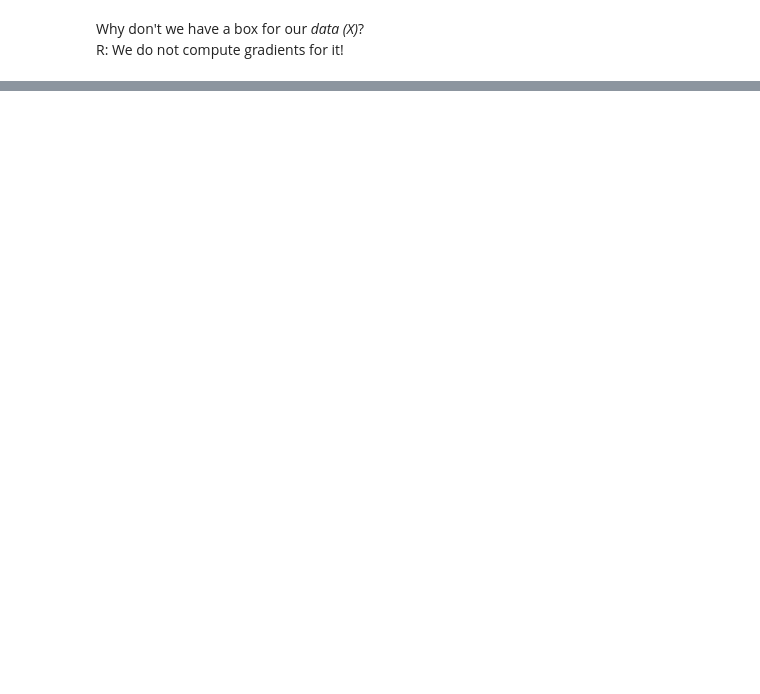
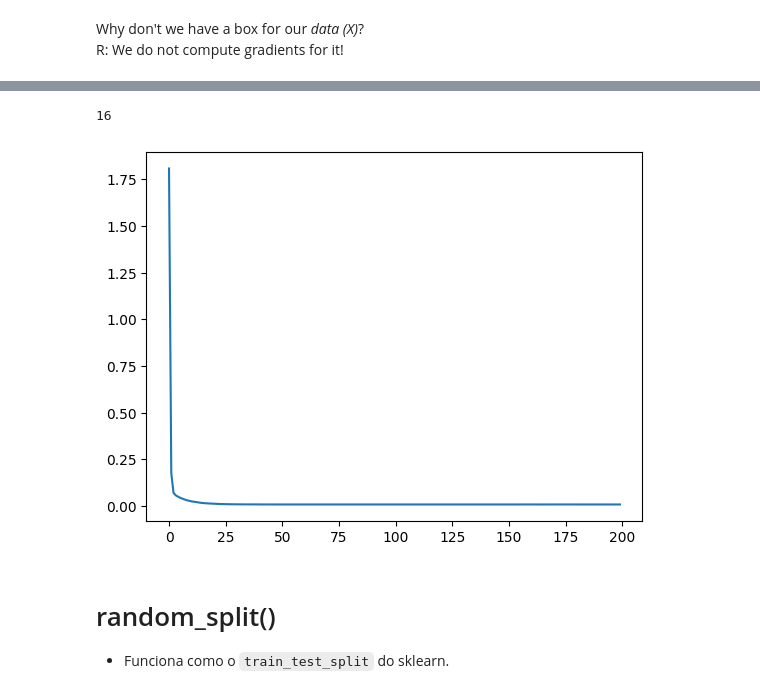
Before and after one commit to LuizHenriqueEgito/DeepLearningLab, a Jupyter notebook: DeepLearning-Step-by-Step/Vol1.ipynb, the cells around one changed output, grey strips where cells are left out. Cells and saved outputs as stored; diff of their text form; code cells hidden in the pictures; blank space fills up the shorter version.

```diff
--- a/DeepLearning-Step-by-Step/Vol1.ipynb
+++ b/DeepLearning-Step-by-Step/Vol1.ipynb
@@ -224,0 +539,5 @@ R: We do not compute gradients for it!
+# %%
+# neste exemplo ambos fazem a mesma coisa
+train_dataset_ = CustomDataset(X_train_tensor, y_train_tensor)
+
+train_dataset = TensorDataset(X_train_tensor, y_train_tensor)
@@ -224,0 +561,2 @@ R: We do not compute gradients for it!
+# %%
+train_loader = DataLoader(dataset=train_dataset, batch_size=16, shuffle=True)
@@ -224,0 +586,27 @@ R: We do not compute gradients for it!
+# %%
+len(list(train_loader)[0][0])
+# %% [output]
+16
+# %%
+def mini_batch_fn(device, data_loader, step_fn):
+    mini_batch_losses = []
+    for X_batch, y_batch in data_loader:
+        X_batch, y_batch = X_batch.to(device), y_batch.to(device)
+        mini_batch_loss = step_fn(X_batch, y_batch)
+        mini_batch_losses.append(mini_batch_loss)
+    loss = np.mean(mini_batch_losses)
+    return loss
+# %%
+EPOCHS = 200
+losses = []
+
+for epoch in range(EPOCHS):
+    loss = mini_batch_fn(device, train_loader, train_step_fn)
+    losses.append(loss)
+# %%
+plt.plot(losses);
+# %% [output]
+[figure, added]
+# %% [markdown]
+# random_split()
+- Funciona como o `train_test_split` do sklearn.
```
Also changed, not shown: parts of 51 cells of this notebook, 1 other file.
